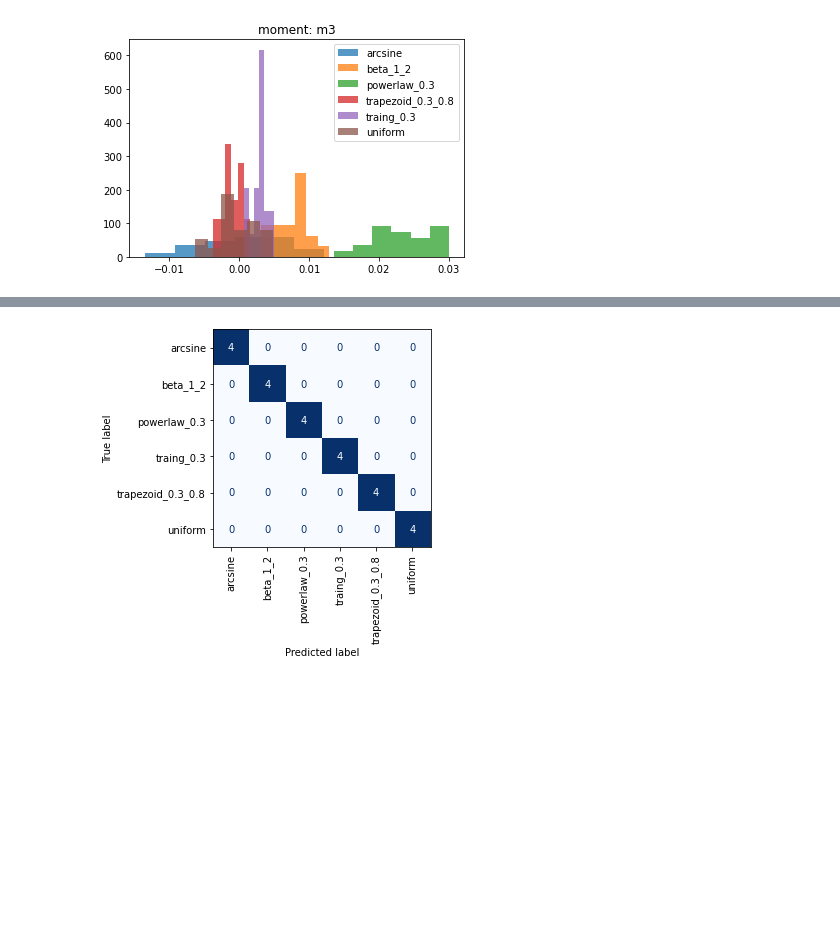
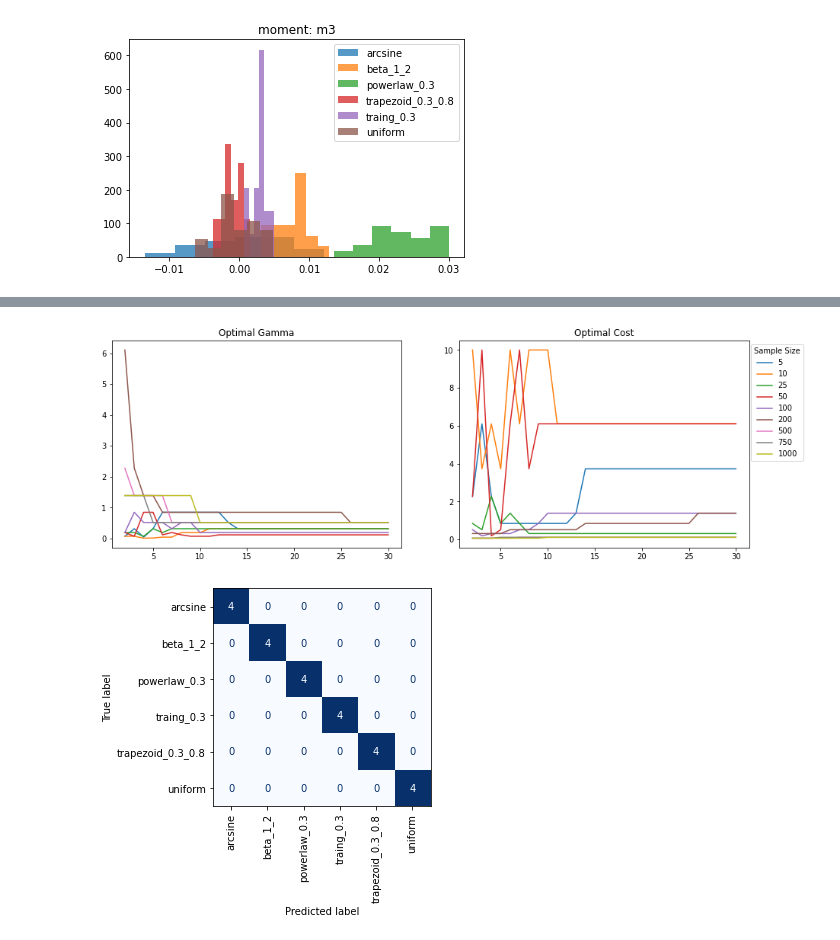
Before and after one commit to sheilafarrahi/thesis, a Jupyter notebook: method_of_moments.ipynb, the cells around one changed output, grey strips where cells are left out. Cells and saved outputs as stored; diff of their text form; code cells hidden in the pictures; blank space fills up the shorter version.

```diff
--- a/method_of_moments.ipynb
+++ b/method_of_moments.ipynb
@@ -60,3 +54,7 @@ cm.plot_cv_moments(sample_size_list, nr_moments_list, acc_svm, std_svm, errbar=1
+# %%
+cm.plot_cv_h_params(res_svm)
+# %% [output]
+[figure, added]
 # %%
 cm.svm_model(moments_df, test_size, cv, plot=1)
 # %% [output]
```
Also changed, not shown: parts of 31 cells of this notebook, 4 other files.
